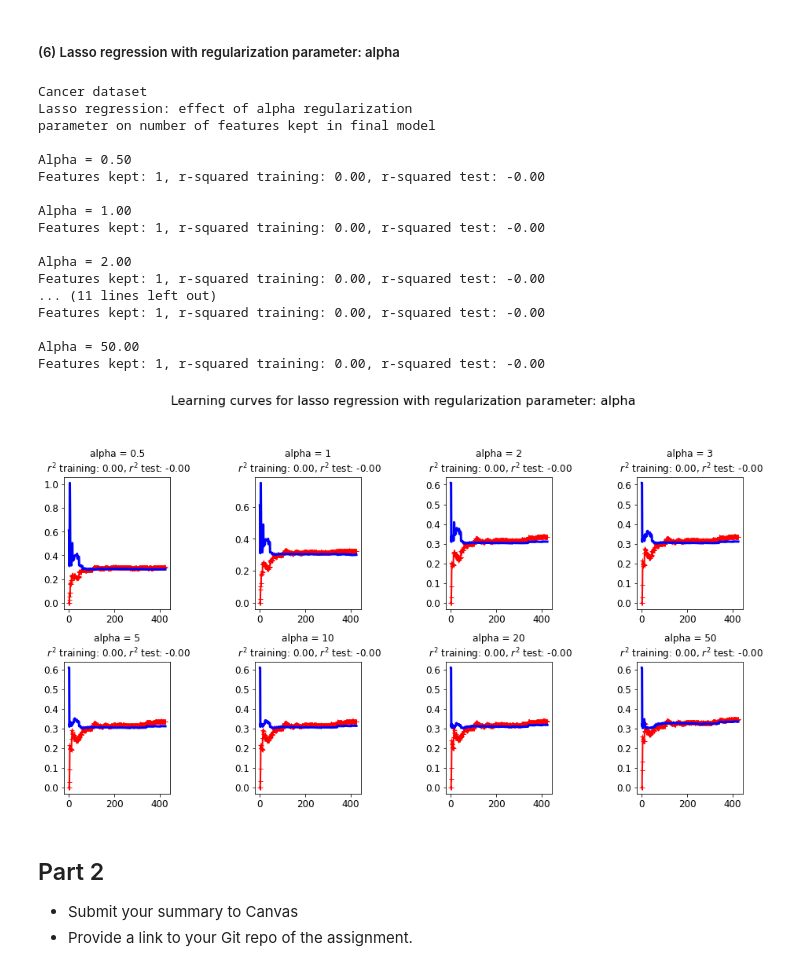
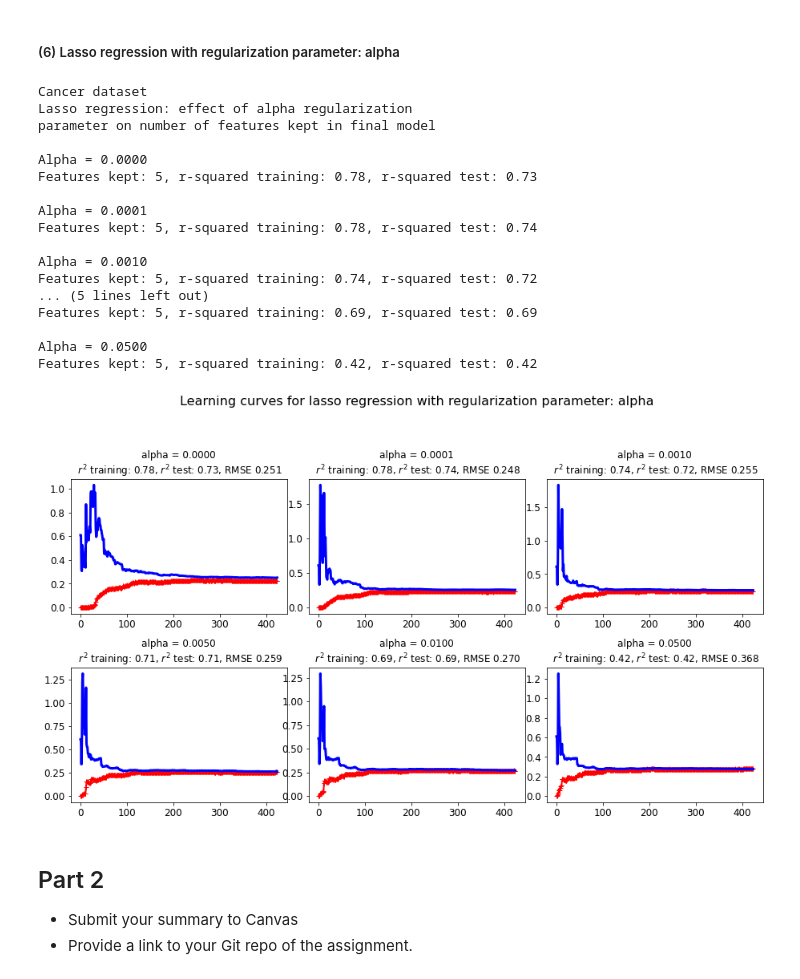
Before and after one commit to miamrodgers/4310-ML, a Jupyter notebook: ME6_regression/regression.ipynb, the cells around one changed output. Drawn from its saved outputs; the diff is of its cells as text; code cells hidden in the pictures.

```diff
--- a/ME6_regression/regression.ipynb
+++ b/ME6_regression/regression.ipynb
@@ -704,7 +722,7 @@ plot_learning_curves(linreg, X_cancer, y_cancer,
 X_train, X_test, y_train, y_test = train_test_split(
     X_cancer, y_cancer, random_state=0)
 
-linridge = Ridge(alpha=20.0).fit(X_train, y_train)
+linridge = Ridge(alpha=2.0).fit(X_train, y_train)
 
 print('Cancer dataset')
 
@@ -714,7 +732,7 @@ print('R-squared score (test): {:.3f}'
       .format(linridge.score(X_test, y_test)))
 
 # make predictions on the testing set
-y_pred = linreg.predict(X_test)
+y_pred = linridge.predict(X_test)
 print('RMSE: {:.3f}'.format(
     np.sqrt(metrics.mean_squared_error(y_test, y_pred))))
 
@@ -874,7 +892,7 @@ X_train, X_test, y_train, y_test = train_test_split(X_cancer, y_cancer,
 X_train_scaled = scaler.fit_transform(X_train)
 X_test_scaled = scaler.transform(X_test)
 
-linlasso = Lasso(alpha=2.0, max_iter=100000).fit(X_train_scaled, y_train)
+linlasso = Lasso(alpha=0.01, max_iter=100000).fit(X_train_scaled, y_train)
 
 print('Cancer dataset')
 
@@ -884,7 +902,7 @@ print('R-squared score (test): {:.3f}\n'
       .format(linlasso.score(X_test_scaled, y_test)))
 
 # make predictions on the testing set
-y_pred = linreg.predict(X_test)
+y_pred = linlasso.predict(X_test_scaled)
 print('RMSE: {:.3f}'.format(
     np.sqrt(metrics.mean_squared_error(y_test, y_pred))))
 
@@ -922,12 +946,12 @@ print('Cancer dataset')
 print('Lasso regression: effect of alpha regularization\n\
 parameter on number of features kept in final model\n')
 
-for alpha in [0.5, 1, 2, 3, 5, 10, 20, 50]:
+for alpha in [0, 0.0001, 0.001, 0.005, 0.01, 0.05]:
     linlasso_a = Lasso(alpha, max_iter=10000).fit(X_train_scaled, y_train)
     r2_train = linlasso_a.score(X_train_scaled, y_train)
     r2_test = linlasso_a.score(X_test_scaled, y_test)
-    y_predict = linlasso_a.predict(X_cancer)
-    print('Alpha = {:.2f}\nFeatures kept: {}, r-squared training: {:.2f}, \
+
+    print('Alpha = {:.4f}\nFeatures kept: {}, r-squared training: {:.2f}, \
 r-squared test: {:.2f}\n'
           .format(alpha, np.sum(linlasso.coef_ != 0), r2_train, r2_test))
 # %% [output]
@@ -935,57 +959,58 @@ Cancer dataset
 Lasso regression: effect of alpha regularization
 parameter on number of features kept in final model
 
-Alpha = 0.50
-Features kept: 1, r-squared training: 0.00, r-squared test: -0.00
+Alpha = 0.0000
+Features kept: 5, r-squared training: 0.78, r-squared test: 0.73
 
-Alpha = 1.00
-Features kept: 1, r-squared training: 0.00, r-squared test: -0.00
+Alpha = 0.0001
+Features kept: 5, r-squared training: 0.78, r-squared test: 0.74
 
-Alpha = 2.00
-Features kept: 1, r-squared training: 0.00, r-squared test: -0.00
-... (11 lines left out)
-Features kept: 1, r-squared training: 0.00, r-squared test: -0.00
+Alpha = 0.0010
+Features kept: 5, r-squared training: 0.74, r-squared test: 0.72
+... (5 lines left out)
+Features kept: 5, r-squared training: 0.69, r-squared test: 0.69
 
-Alpha = 50.00
-Features kept: 1, r-squared training: 0.00, r-squared test: -0.00
+Alpha = 0.0500
+Features kept: 5, r-squared training: 0.42, r-squared test: 0.42
 # %%
-fig, axs = plt.subplots(2, 4, figsize=(15, 8))
+fig, axs = plt.subplots(2, 3, figsize=(15, 8))
 
 i = 0
-for alpha in [0.5, 1, 2, 3, 5, 10, 20, 50]:
-    idx = (int(i / 4), i % 4)
+for alpha in [0, 0.0001, 0.001, 0.005, 0.01, 0.05]:
+    idx = (int(i / 3), i % 3)
     linlasso_a = Lasso(alpha, max_iter=10000).fit(X_train_scaled, y_train)
     r2_train = linlasso_a.score(X_train_scaled, y_train)
     r2_test = linlasso_a.score(X_test_scaled, y_test)
-    y_predict = linlasso_a.predict(X_cancer)
+    y_pred = linlasso_a.predict(X_test_scaled)
+    rmse = np.sqrt(metrics.mean_squared_error(y_test, y_pred))
 
-    train_errors, val_errors = [], []
+    train_errors, test_errors = [], []
 
     for m in range(1, len(X_train)):
         linlasso_a.fit(X_train[:m], y_train[:m])
         y_train_predict = linlasso_a.predict(X_train[:m])
-        y_val_predict = linlasso_a.predict(X_test)
+        y_test_predict = linlasso_a.predict(X_test)
         train_errors.append(mean_squared_error(y_train[:m], y_train_predict))
-        val_errors.append(mean_squared_error(y_test, y_val_predict))
+        test_errors.append(mean_squared_error(y_test, y_test_predict))
 
     axs[idx].plot(np.sqrt(train_errors), "r-+", linewidth=2, label="train")
-    axs[idx].plot(np.sqrt(val_errors), "b-", linewidth=3, label="val")
-    axs[idx].set_title('alpha = {}\n $r^2$ training: {:.2f}, $r^2$ test: {:.2f}'.format(
-        alpha, r2_train, r2_test))
+    axs[idx].plot(np.sqrt(test_errors), "b-", linewidth=3, label="test")
+    axs[idx].set_title('alpha = {:.4f}\n $r^2$ training: {:.2f}, $r^2$ test: {:.2f}, RMSE {:.3f}'.format(
+        alpha, r2_train, r2_test, rmse))
 
     i += 1
 fig.suptitle('Learning curves for lasso regression with regularization parameter: alpha', fontsize = 16)
 
 
 plt.subplots_adjust(left=0.1,
                     bottom=0.1,
                     right=0.9,
                     top=0.8,
-                    wspace=0.8,
+                    wspace=0.2,
                     hspace=0.4)
 plt.show()
 # %% [output]
-[figure, old version]
+[figure, new version]
 # %% [markdown]
 ## Part 2
 
```
Also changed, not shown: parts of 9 cells of this notebook.
